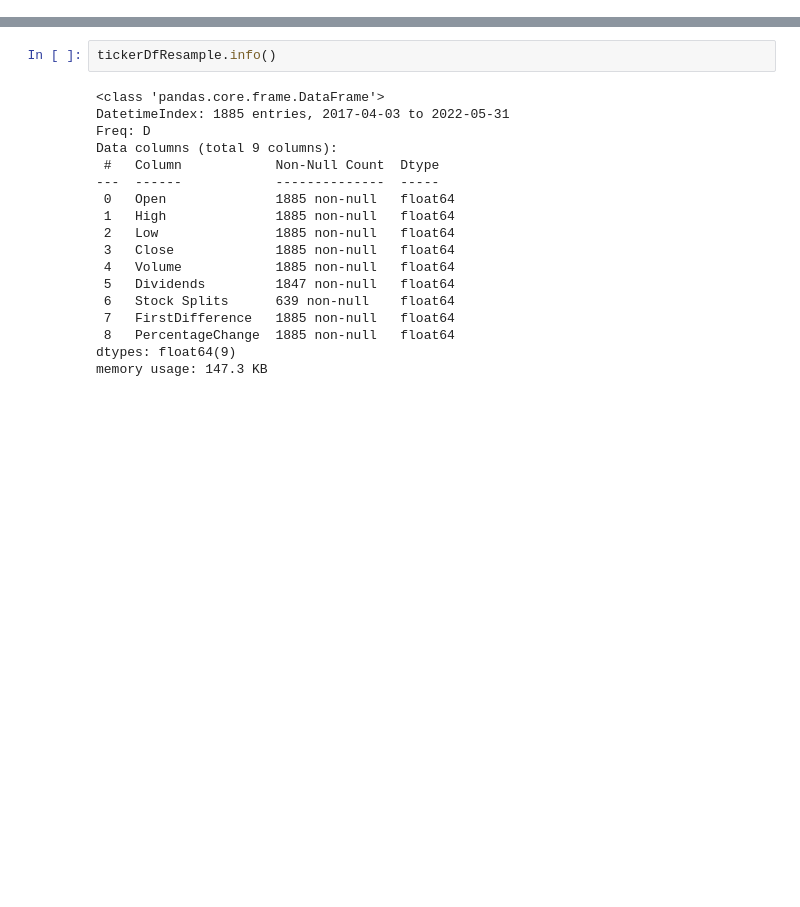
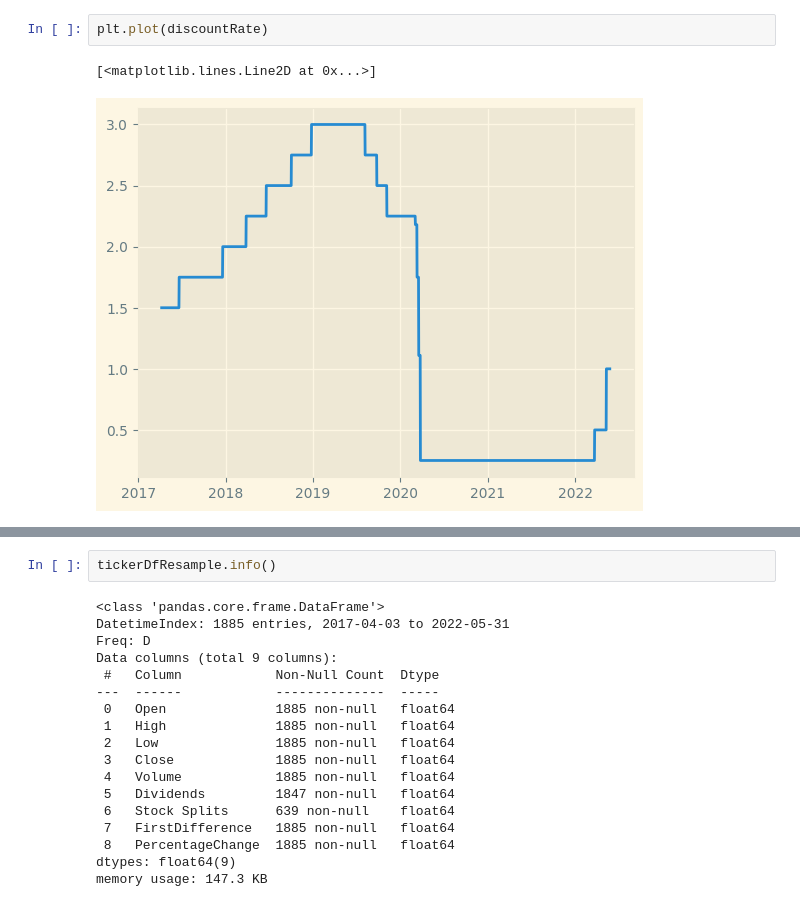
Before and after one commit to X99S5/Stock_Prediction_Model, a Jupyter notebook: Assignment.ipynb, the cells around one changed output, grey strips where cells are left out. Drawn from its saved outputs; the diff is of its cells as text; blank space fills up the shorter version.

```diff
--- a/Assignment.ipynb
+++ b/Assignment.ipynb
@@ -83,3 +100,8 @@ discountRate
+# %%
+plt.plot(discountRate)
+# %% [output]
+[<matplotlib.lines.Line2D at 0x...>]
+[figure, added]
 # %%
 tickerDfResample = pd.DataFrame(tickerDf.resample('1d').sum())
 tickerDfResample[tickerDfResample == 0] = None
```
Also changed, not shown: parts of 17 cells of this notebook.
